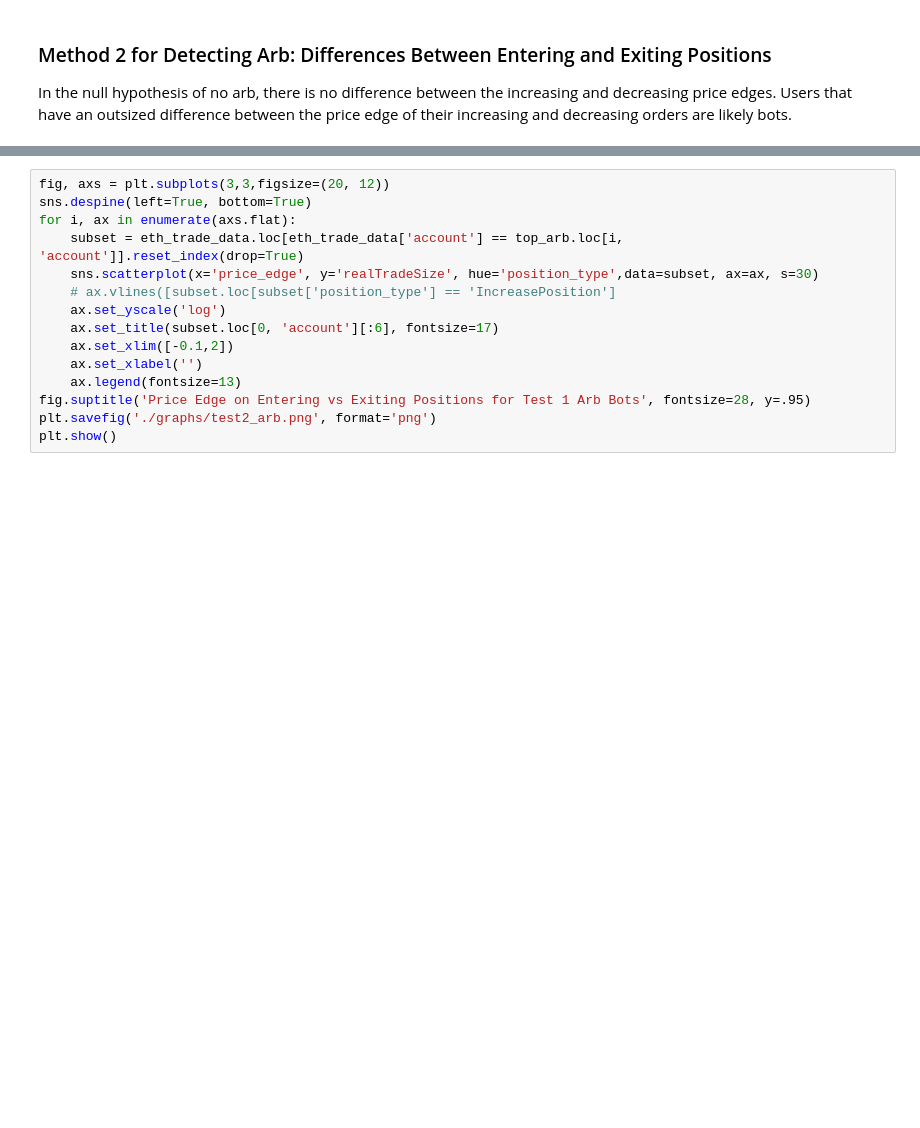
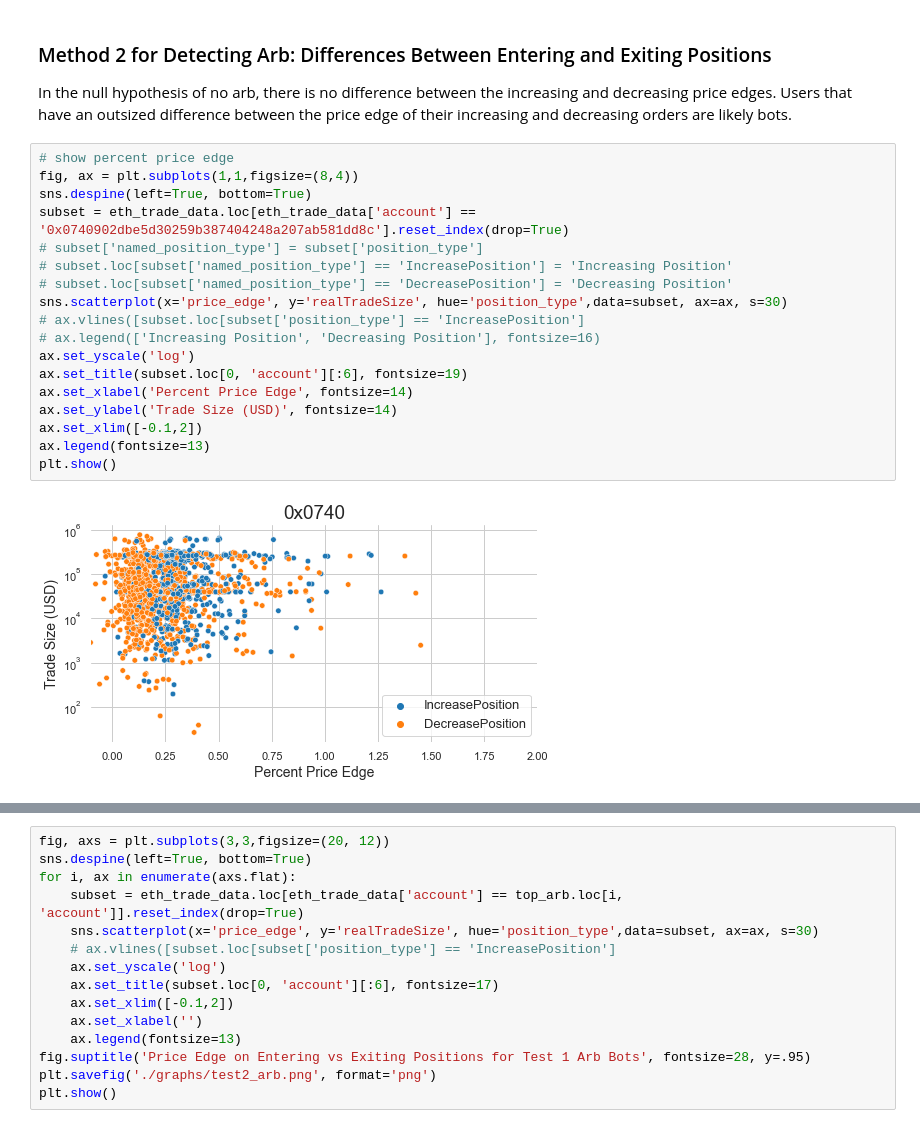
Before and after one commit to RageTrade/gmx-analysis, a Jupyter notebook: gmx_analysis.ipynb, the cells around one changed output, grey strips where cells are left out. Cells and saved outputs as stored; diff of their text form; blank space fills up the shorter version.

```diff
--- a/gmx_analysis.ipynb
+++ b/gmx_analysis.ipynb
@@ -246,3 +246,23 @@ plt.show()
 ### Method 2 for Detecting Arb: Differences Between Entering and Exiting Positions
 In the null hypothesis of no arb, there is no difference between the increasing and decreasing price edges.
 Users that have an outsized difference between the price edge of their increasing and decreasing orders are likely bots.
+# %%
+# show percent price edge
+fig, ax = plt.subplots(1,1,figsize=(8,4))
+sns.despine(left=True, bottom=True)
+subset = eth_trade_data.loc[eth_trade_data['account'] == '0x0740902dbe5d30259b387404248a207ab581dd8c'].reset_index(drop=True)
+# subset['named_position_type'] = subset['position_type']
+# subset.loc[subset['named_position_type'] == 'IncreasePosition'] = 'Increasing Position'
+# subset.loc[subset['named_position_type'] == 'DecreasePosition'] = 'Decreasing Position'
+sns.scatterplot(x='price_edge', y='realTradeSize', hue='position_type',data=subset, ax=ax, s=30)
+# ax.vlines([subset.loc[subset['position_type'] == 'IncreasePosition']
+# ax.legend(['Increasing Position', 'Decreasing Position'], fontsize=16)
+ax.set_yscale('log')
+ax.set_title(subset.loc[0, 'account'][:6], fontsize=19)
+ax.set_xlabel('Percent Price Edge', fontsize=14)
+ax.set_ylabel('Trade Size (USD)', fontsize=14)
+ax.set_xlim([-0.1,2])
+ax.legend(fontsize=13)
+plt.show()
+# %% [output]
+[figure, added]
```
Also changed, not shown: parts of 27 cells of this notebook, 11 other files.
